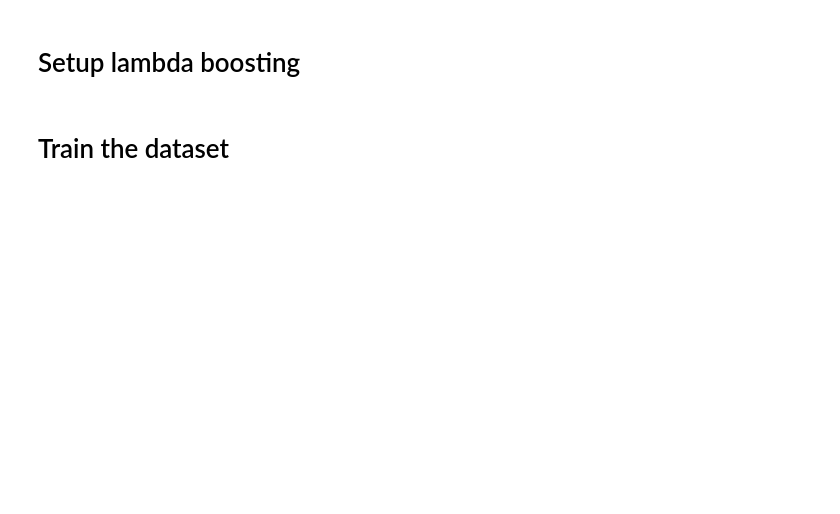
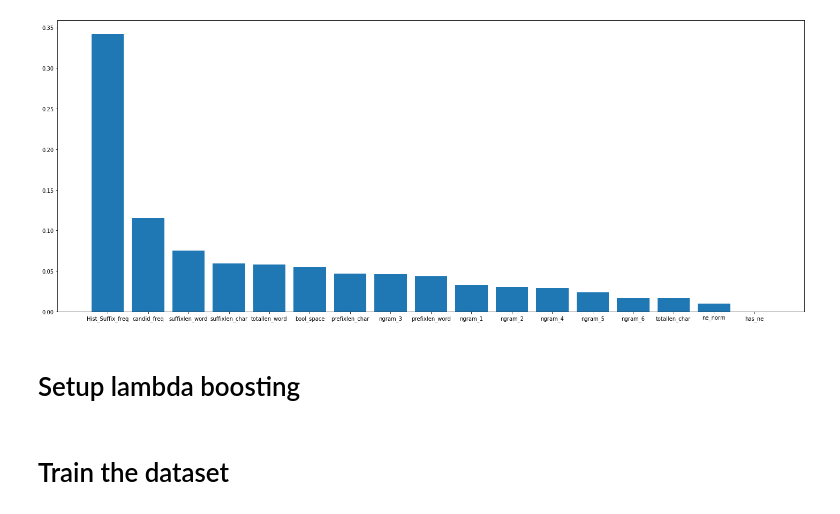
Before and after one commit to ReinierKoops/IR_project_02, a Jupyter notebook: notebooks/5_LambdaMART.ipynb, the cells around one changed output. Drawn from its saved outputs; the diff is of its cells as text; code cells hidden in the pictures; blank space fills up the shorter version.

Commit message:
Added feature importance table to lambdamart

```diff
--- a/notebooks/5_LambdaMART.ipynb
+++ b/notebooks/5_LambdaMART.ipynb
@@ -10,0 +15,10 @@ from sklearn.datasets import load_svmlight_files
+# %%
+train_inter = pd.read_pickle('train_new_1m.pickle')
+
+x_inter = train_inter.iloc[:, 2:]
+y_inter = train_inter.iloc[:, 0]
+
+model = XGBClassifier()
+model.fit(x_inter, y_inter)
+feature_imp = pd.DataFrame({'Variable': x_inter.columns,
+              'Importance':model.feature_importances_}).sort_values('Importance', ascending=False)
@@ -11,3 +46,12 @@ from sklearn.datasets import load_svmlight_files
+# %%
+imp = list(feature_imp['Importance'])
+var = list(feature_imp['Variable'])
+
+fig, ax = plt.subplots(1, 1, figsize = (25, 10))
+plt.bar(var, imp)
+plt.show()
+# %% [output]
+[figure, added]
 # %% [markdown]
 # Setup lambda boosting
 # %%
```
Also changed, not shown: parts of 5 cells of this notebook, 1 other file.
